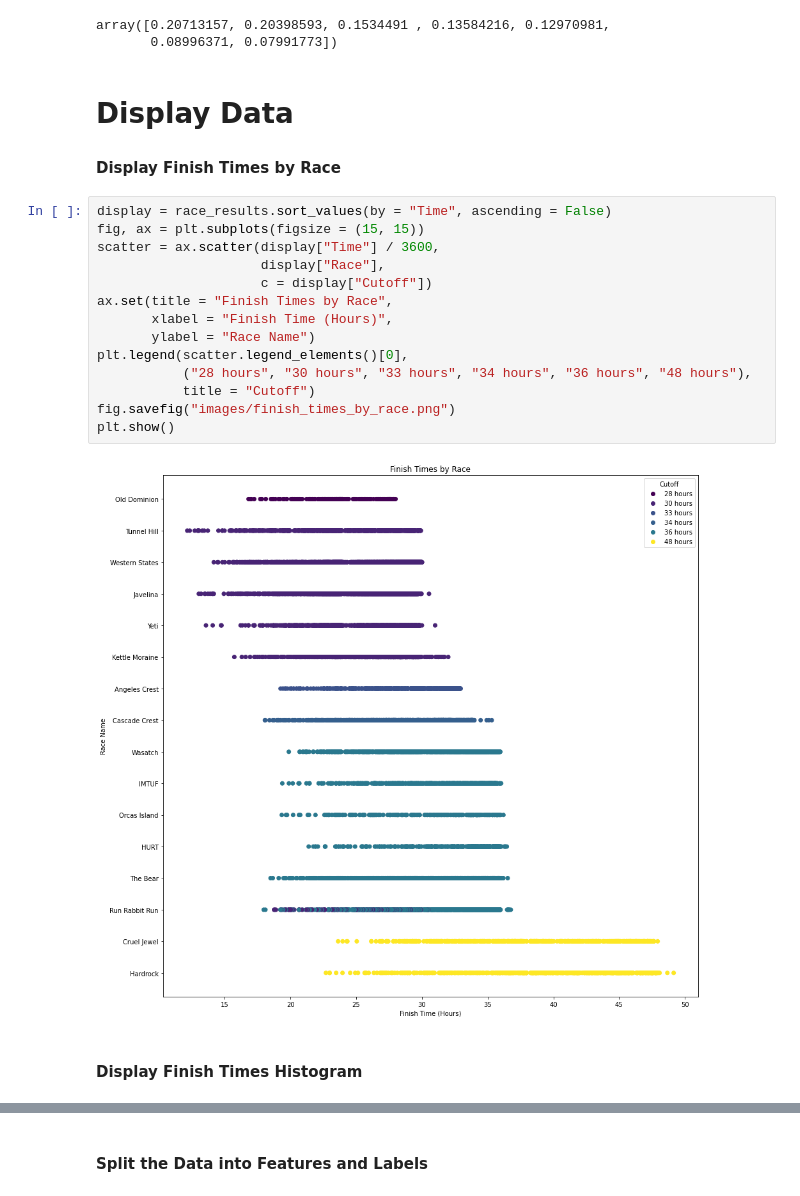
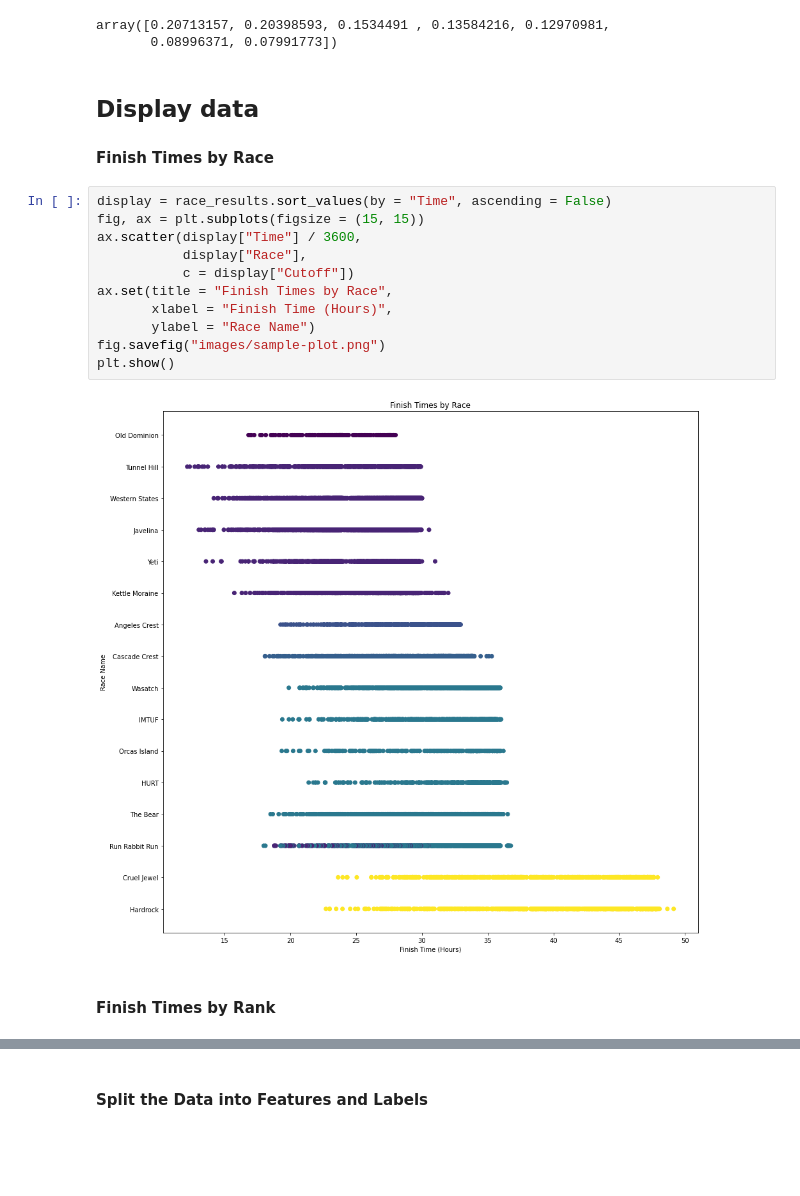
Before and after one commit to rdtaylorjr/Race-Time-Predictor, a Jupyter notebook: race-predictor.ipynb, the cells around one changed output, grey strips where cells are left out. Cells and saved outputs as stored; diff of their text form; blank space fills up the shorter version.

```diff
--- a/race-predictor.ipynb
+++ b/race-predictor.ipynb
@@ -127,24 +128,20 @@ explained_variance
 array([0.20713157, 0.20398593, 0.1534491 , 0.13584216, 0.12970981,
        0.08996371, 0.07991773])
 # %% [markdown]
-#
-# Display Data
-#### Display Finish Times by Race
+## Display data
+#### Finish Times by Race
 # %%
 display = race_results.sort_values(by = "Time", ascending = False)
 fig, ax = plt.subplots(figsize = (15, 15))
-scatter = ax.scatter(display["Time"] / 3600,
-                     display["Race"],
-                     c = display["Cutoff"])
+ax.scatter(display["Time"] / 3600,
+           display["Race"],
+           c = display["Cutoff"])
 ax.set(title = "Finish Times by Race",
        xlabel = "Finish Time (Hours)",
        ylabel = "Race Name")
-plt.legend(scatter.legend_elements()[0],
-           ("28 hours", "30 hours", "33 hours", "34 hours", "36 hours", "48 hours"),
-           title = "Cutoff")
-fig.savefig("images/finish_times_by_race.png")
+fig.savefig("images/sample-plot.png")
 plt.show()
 # %% [output]
-[figure, old version]
+[figure, new version]
 # %% [markdown]
-#### Display Finish Times Histogram
+#### Finish Times by Rank
```
Also changed, not shown: parts of 43 cells of this notebook.
